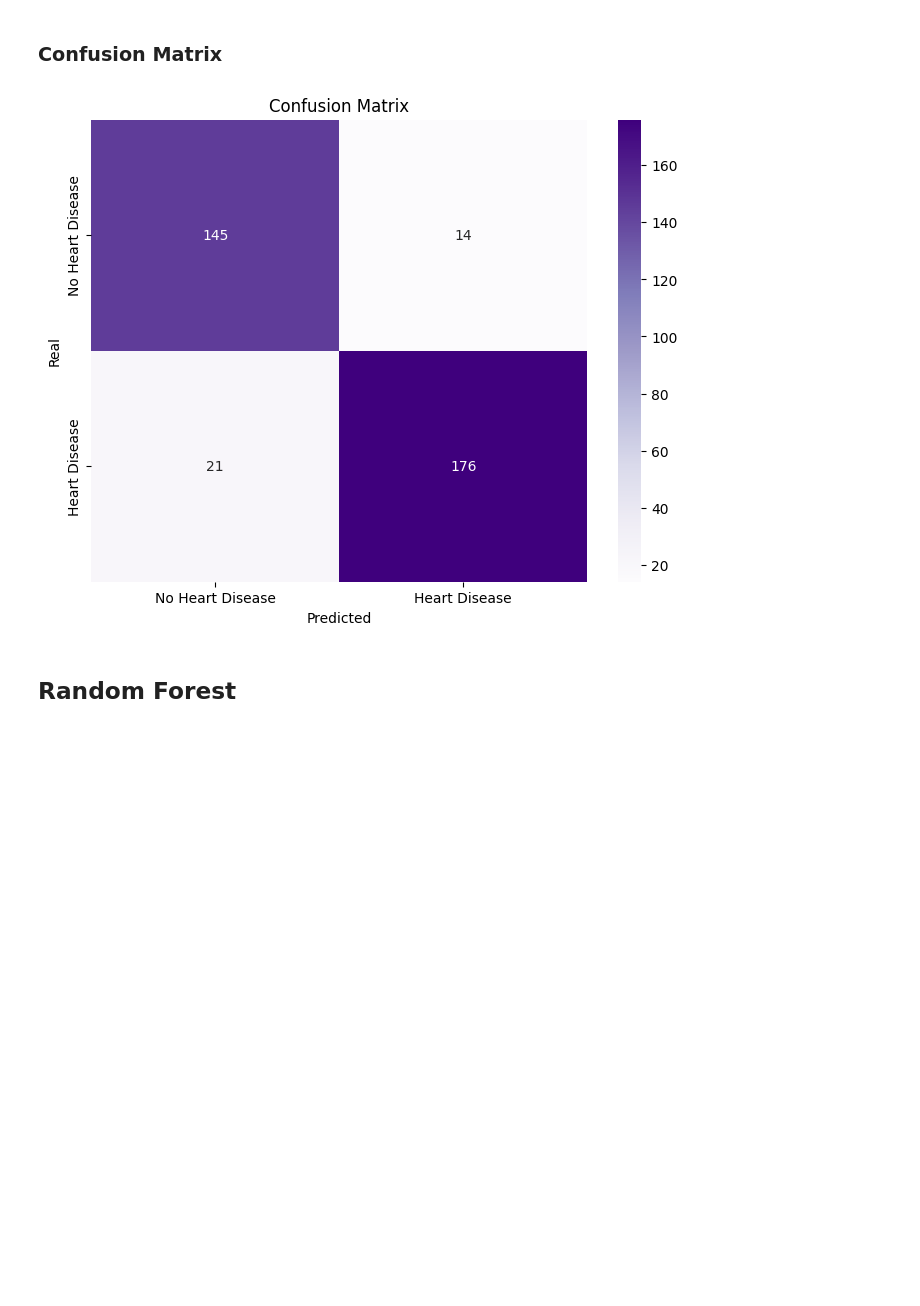
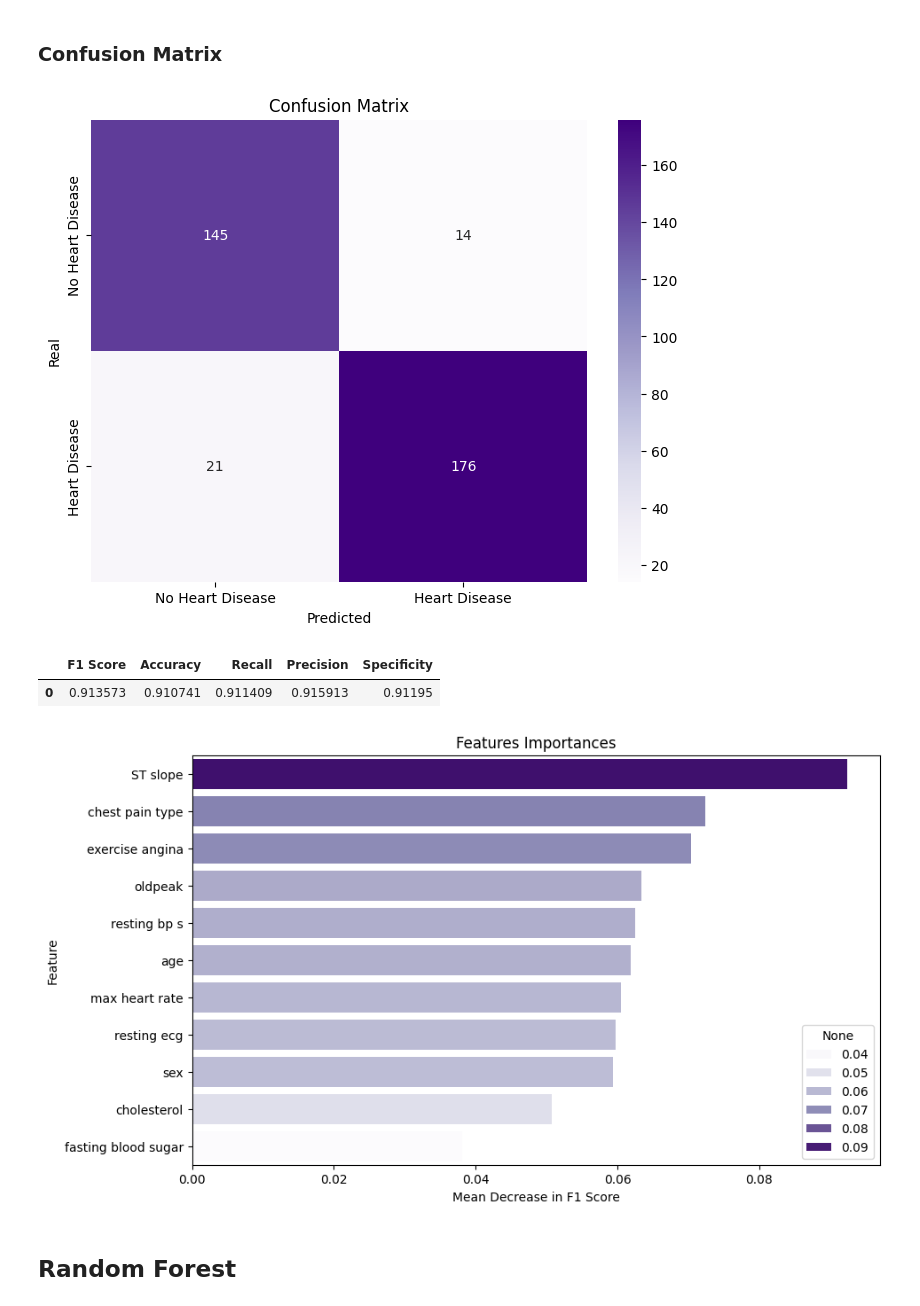
Before and after one commit to Carlos3du/PrognosisIschemicCardiovascular, a Jupyter notebook: notebook/notebook.ipynb, the cells around one changed output. Drawn from its saved outputs; the diff is of its cells as text; code cells hidden in the pictures; blank space fills up the shorter version.

```diff
--- a/notebook/notebook.ipynb
+++ b/notebook/notebook.ipynb
@@ -229,8 +234,31 @@ plt.title('Confusion Matrix')
 plt.xlabel('Predicted')
 plt.ylabel('Real')
 plt.show()
+
+tn, fp, fn, tp = cm.ravel()
+specificity_knn = tn / (tn + fp)
+mean_scores_df['Specificity'] = specificity_knn
+mean_scores_df
 # %% [output]
 [figure]
+|  | F1 Score | Accuracy | Recall | Precision | Specificity |
+| 0 | 0.913573 | 0.910741 | 0.911409 | 0.915913 | 0.91195 |
+# %%
+from sklearn.inspection import permutation_importance
+
+result = permutation_importance(knn, X_train, y_train, n_repeats=10, random_state=42, scoring='f1')
+
+importances = pd.Series(result.importances_mean, index=X_train.columns)
+importances = importances.sort_values(ascending=False)
+
+plt.figure(figsize=(10, 6))
+sns.barplot(x=importances, y=importances.index, hue=importances, palette='Purples')
+plt.title("Features Importances")
+plt.xlabel("Mean Decrease in F1 Score")
+plt.ylabel("Feature")
+plt.show()
+# %% [output]
+[figure, added]
 # %% [markdown]
 ## Random Forest
 # %% [markdown]
```
Also changed, not shown: parts of 12 cells of this notebook.
